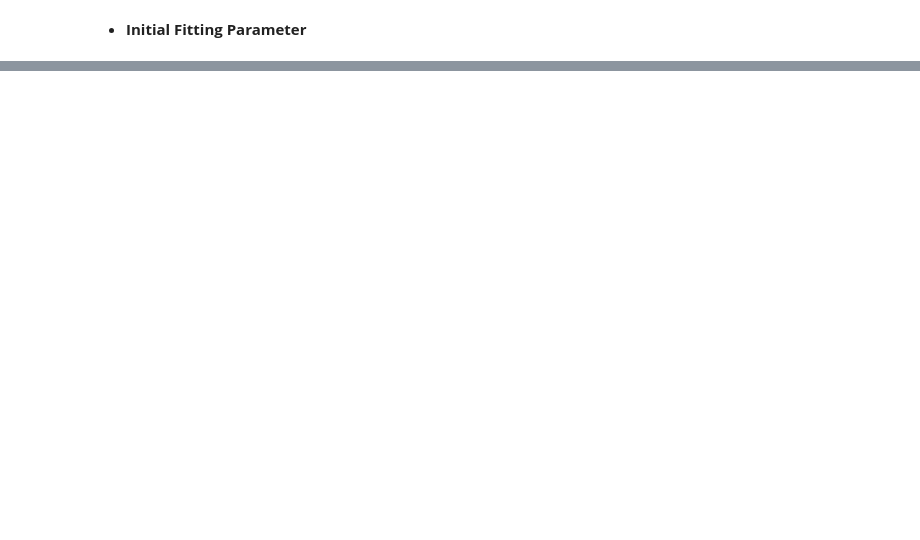
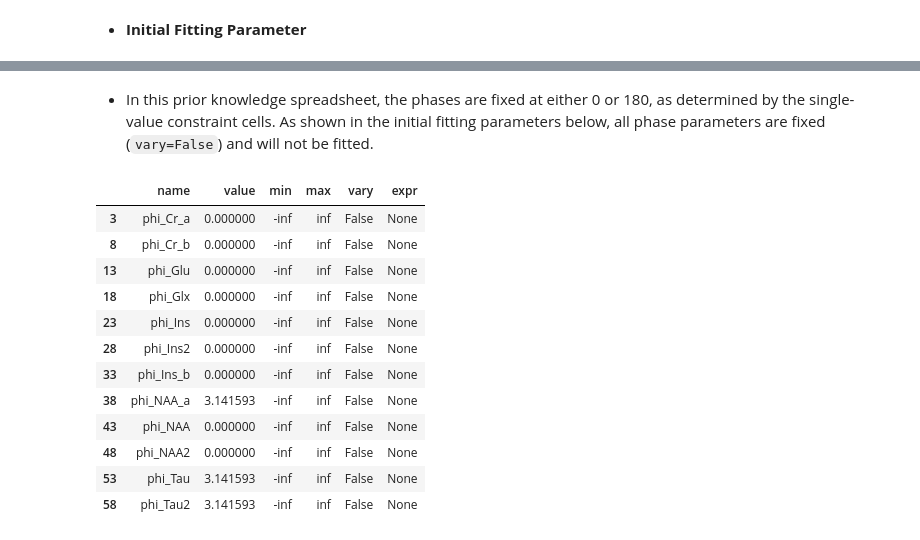
Before and after one commit to HawkMRS/pyAMARES, a Jupyter notebook: docs/source/notebooks/priorknowledge.ipynb, the cells around one changed output, grey strips where cells are left out. Saved outputs shown, nothing was run; the diff lists cells and outputs as text; code cells hidden in the pictures; blank space fills up the shorter version.

Commit message:
documetation update, especially single-cell constraints

```diff
--- a/docs/source/notebooks/priorknowledge.ipynb
+++ b/docs/source/notebooks/priorknowledge.ipynb
@@ -120,0 +124,4 @@ multiplet_obj.initialParams
+# %%
+FixExampleObj =  pyAMARES.initialize_FID(fid=None,
+                                priorknowledgefile='./attachment/Table1.csv',
+                                preview=True)
@@ -120,0 +148,19 @@ multiplet_obj.initialParams
+# %% [markdown]
+- In this prior knowledge spreadsheet, the phases are fixed at either 0 or 180, as determined by the single-value constraint cells. As shown in the initial fitting parameters below, all phase parameters are fixed (`vary=False`) and will not be fitted.
+# %%
+loadedpk_pd = pyAMARES.parameters_to_dataframe(FixExampleObj.initialParams)
+loadedpk_pd.loc[loadedpk_pd.name.str.startswith('phi')]
+# %% [output]
+|  | name | value | min | max | vary | expr |
+| 3 | phi_Cr_a | 0.000000 | -inf | inf | False | None |
+| 8 | phi_Cr_b | 0.000000 | -inf | inf | False | None |
+| 13 | phi_Glu | 0.000000 | -inf | inf | False | None |
+| 18 | phi_Glx | 0.000000 | -inf | inf | False | None |
+| 23 | phi_Ins | 0.000000 | -inf | inf | False | None |
+| 28 | phi_Ins2 | 0.000000 | -inf | inf | False | None |
+| 33 | phi_Ins_b | 0.000000 | -inf | inf | False | None |
+| 38 | phi_NAA_a | 3.141593 | -inf | inf | False | None |
+| 43 | phi_NAA | 0.000000 | -inf | inf | False | None |
+| 48 | phi_NAA2 | 0.000000 | -inf | inf | False | None |
+| 53 | phi_Tau | 3.141593 | -inf | inf | False | None |
+| 58 | phi_Tau2 | 3.141593 | -inf | inf | False | None |
```
Also changed, not shown: parts of 7 cells of this notebook, 3 other files.
